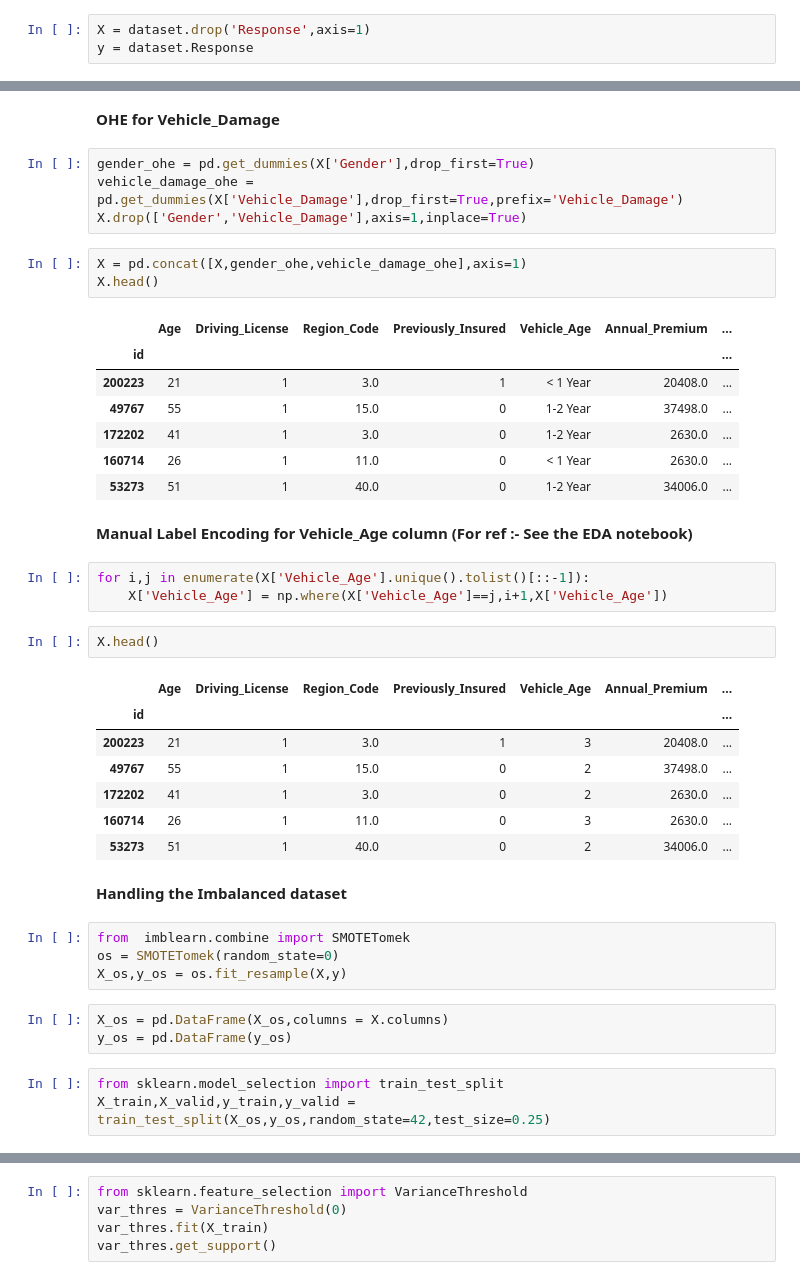
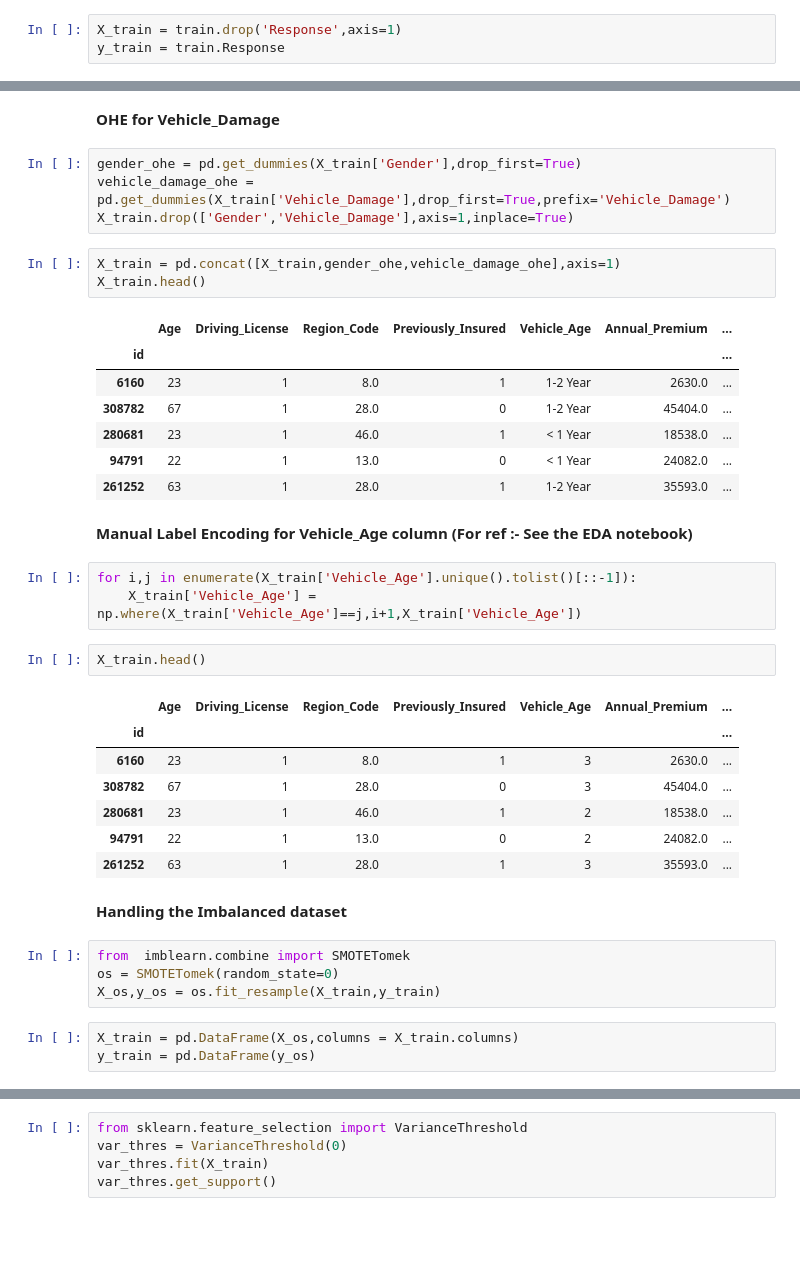
Before and after one commit to Arnab1181412/Health-Insurance-Cross-Sell-Prediction, a Jupyter notebook: FeatureEng_Model.ipynb, the cells around one changed output, grey strips where cells are left out. Cells and saved outputs as stored; diff of their text form; blank space fills up the shorter version.

```diff
--- a/FeatureEng_Model.ipynb
+++ b/FeatureEng_Model.ipynb
@@ -33,3 +41,3 @@ dataset.shape
 # %%
-X = dataset.drop('Response',axis=1)
-y = dataset.Response
+X_train = train.drop('Response',axis=1)
+y_train = train.Response
@@ -98,44 +98,41 @@ discrete_numerical_cols
 # %% [markdown]
 **OHE for Vehicle_Damage**
 # %%
-gender_ohe = pd.get_dummies(X['Gender'],drop_first=True)
-vehicle_damage_ohe = pd.get_dummies(X['Vehicle_Damage'],drop_first=True,prefix='Vehicle_Damage')
-X.drop(['Gender','Vehicle_Damage'],axis=1,inplace=True)
+gender_ohe = pd.get_dummies(X_train['Gender'],drop_first=True)
+vehicle_damage_ohe = pd.get_dummies(X_train['Vehicle_Damage'],drop_first=True,prefix='Vehicle_Damage')
+X_train.drop(['Gender','Vehicle_Damage'],axis=1,inplace=True)
 # %%
-X = pd.concat([X,gender_ohe,vehicle_damage_ohe],axis=1)
-X.head()
+X_train = pd.concat([X_train,gender_ohe,vehicle_damage_ohe],axis=1)
+X_train.head()
 # %% [output]
 |  | Age | Driving_License | Region_Code | Previously_Insured | Vehicle_Age | Annual_Premium | ... |
 | id |  |  |  |  |  |  | ... |
-| 200223 | 21 | 1 | 3.0 | 1 | < 1 Year | 20408.0 | ... |
-| 49767 | 55 | 1 | 15.0 | 0 | 1-2 Year | 37498.0 | ... |
-| 172202 | 41 | 1 | 3.0 | 0 | 1-2 Year | 2630.0 | ... |
-| 160714 | 26 | 1 | 11.0 | 0 | < 1 Year | 2630.0 | ... |
-| 53273 | 51 | 1 | 40.0 | 0 | 1-2 Year | 34006.0 | ... |
+| 6160 | 23 | 1 | 8.0 | 1 | 1-2 Year | 2630.0 | ... |
+| 308782 | 67 | 1 | 28.0 | 0 | 1-2 Year | 45404.0 | ... |
+| 280681 | 23 | 1 | 46.0 | 1 | < 1 Year | 18538.0 | ... |
+| 94791 | 22 | 1 | 13.0 | 0 | < 1 Year | 24082.0 | ... |
+| 261252 | 63 | 1 | 28.0 | 1 | 1-2 Year | 35593.0 | ... |
 # %% [markdown]
 **Manual Label Encoding for Vehicle_Age column (For ref :- See the EDA notebook)**
 # %%
-for i,j in enumerate(X['Vehicle_Age'].unique().tolist()[::-1]):
-    X['Vehicle_Age'] = np.where(X['Vehicle_Age']==j,i+1,X['Vehicle_Age'])
+for i,j in enumerate(X_train['Vehicle_Age'].unique().tolist()[::-1]):
+    X_train['Vehicle_Age'] = np.where(X_train['Vehicle_Age']==j,i+1,X_train['Vehicle_Age'])
 # %%
-X.head()
+X_train.head()
 # %% [output]
 |  | Age | Driving_License | Region_Code | Previously_Insured | Vehicle_Age | Annual_Premium | ... |
 | id |  |  |  |  |  |  | ... |
-| 200223 | 21 | 1 | 3.0 | 1 | 3 | 20408.0 | ... |
-| 49767 | 55 | 1 | 15.0 | 0 | 2 | 37498.0 | ... |
-| 172202 | 41 | 1 | 3.0 | 0 | 2 | 2630.0 | ... |
-| 160714 | 26 | 1 | 11.0 | 0 | 3 | 2630.0 | ... |
-| 53273 | 51 | 1 | 40.0 | 0 | 2 | 34006.0 | ... |
+| 6160 | 23 | 1 | 8.0 | 1 | 3 | 2630.0 | ... |
+| 308782 | 67 | 1 | 28.0 | 0 | 3 | 45404.0 | ... |
+| 280681 | 23 | 1 | 46.0 | 1 | 2 | 18538.0 | ... |
+| 94791 | 22 | 1 | 13.0 | 0 | 2 | 24082.0 | ... |
+| 261252 | 63 | 1 | 28.0 | 1 | 3 | 35593.0 | ... |
 # %% [markdown]
 **Handling the Imbalanced dataset**
 # %%
 from  imblearn.combine import SMOTETomek
 os = SMOTETomek(random_state=0)
-X_os,y_os = os.fit_resample(X,y)
+X_os,y_os = os.fit_resample(X_train,y_train)
 # %%
-X_os = pd.DataFrame(X_os,columns = X.columns)
-y_os = pd.DataFrame(y_os)
+X_train = pd.DataFrame(X_os,columns = X_train.columns)
+y_train = pd.DataFrame(y_os)
-# %%
-from sklearn.model_selection import train_test_split
-X_train,X_valid,y_train,y_valid = train_test_split(X_os,y_os,random_state=42,test_size=0.25)
```
Also changed, not shown: parts of 69 cells of this notebook.
